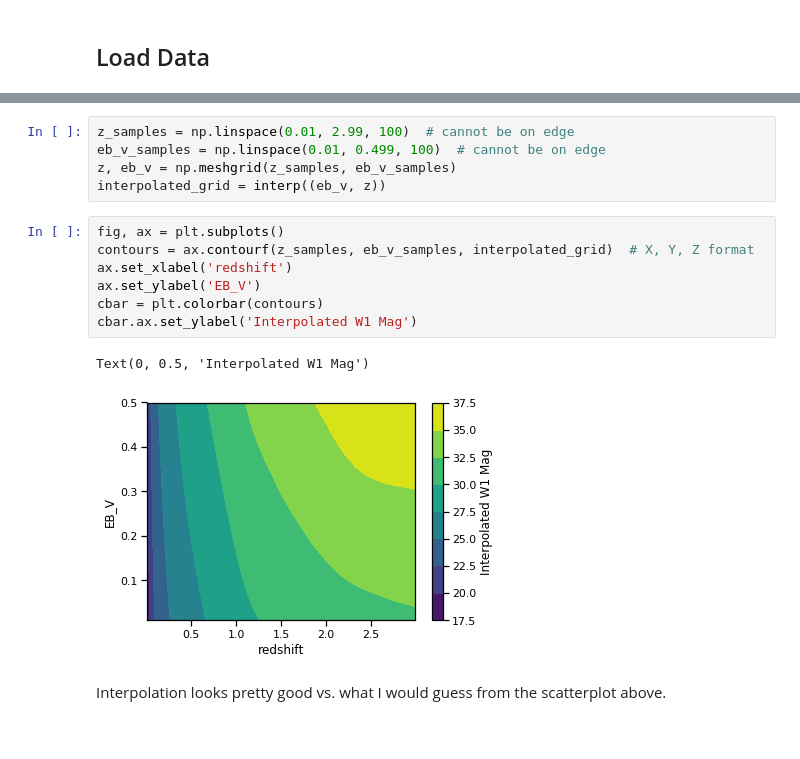
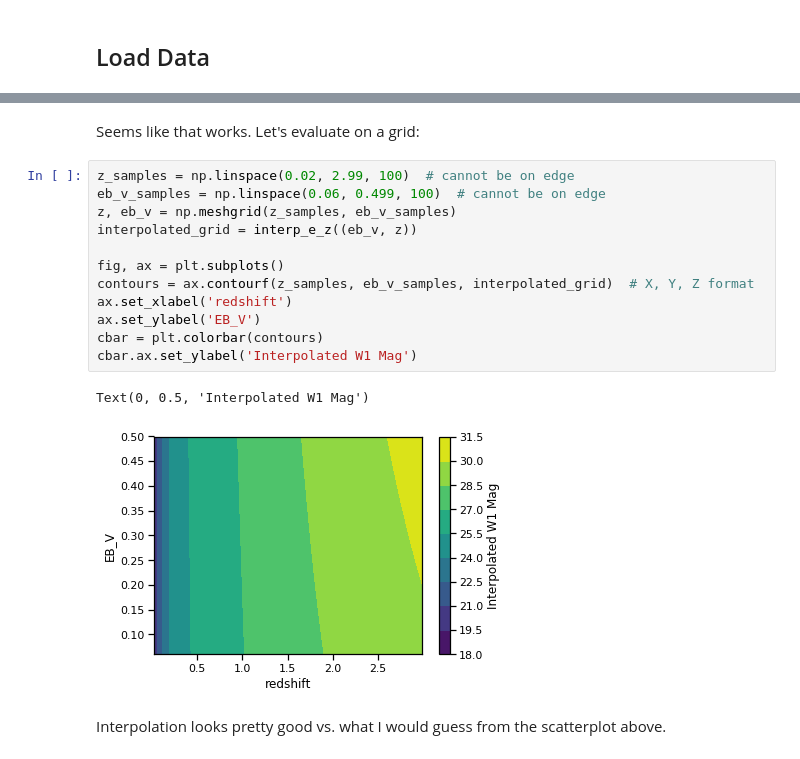
Before and after one commit to mwalmsley/agnfinder, a Jupyter notebook: notebooks/interpolation.ipynb, the cells around one changed output, grey strips where cells are left out. Saved outputs shown, nothing was run; the diff lists cells and outputs as text.

```diff
--- a/notebooks/interpolation.ipynb
+++ b/notebooks/interpolation.ipynb
@@ -67,17 +87,19 @@ array(32.94619998)
+# %% [markdown]
+Seems like that works. Let's evaluate on a grid:
 # %%
-z_samples = np.linspace(0.01, 2.99, 100)  # cannot be on edge
-eb_v_samples = np.linspace(0.01, 0.499, 100)  # cannot be on edge
+z_samples = np.linspace(0.02, 2.99, 100)  # cannot be on edge
+eb_v_samples = np.linspace(0.06, 0.499, 100)  # cannot be on edge
 z, eb_v = np.meshgrid(z_samples, eb_v_samples)
-interpolated_grid = interp((eb_v, z))
+interpolated_grid = interp_e_z((eb_v, z))
+
+fig, ax = plt.subplots()
+contours = ax.contourf(z_samples, eb_v_samples, interpolated_grid)  # X, Y, Z format
+ax.set_xlabel('redshift')
+ax.set_ylabel('EB_V')
+cbar = plt.colorbar(contours)
+cbar.ax.set_ylabel('Interpolated W1 Mag')
+# %% [output]
+Text(0, 0.5, 'Interpolated W1 Mag')
+[figure, added]
-# %%
-fig, ax = plt.subplots()
-contours = ax.contourf(z_samples, eb_v_samples, interpolated_grid)  # X, Y, Z format
-ax.set_xlabel('redshift')
-ax.set_ylabel('EB_V')
-cbar = plt.colorbar(contours)
-cbar.ax.set_ylabel('Interpolated W1 Mag')
-# %% [output]
-Text(0, 0.5, 'Interpolated W1 Mag')
-[figure, removed]
 # %% [markdown]
 Interpolation looks pretty good vs. what I would guess from the scatterplot above.
```
Also changed, not shown: parts of 40 cells of this notebook, 9 other files.
